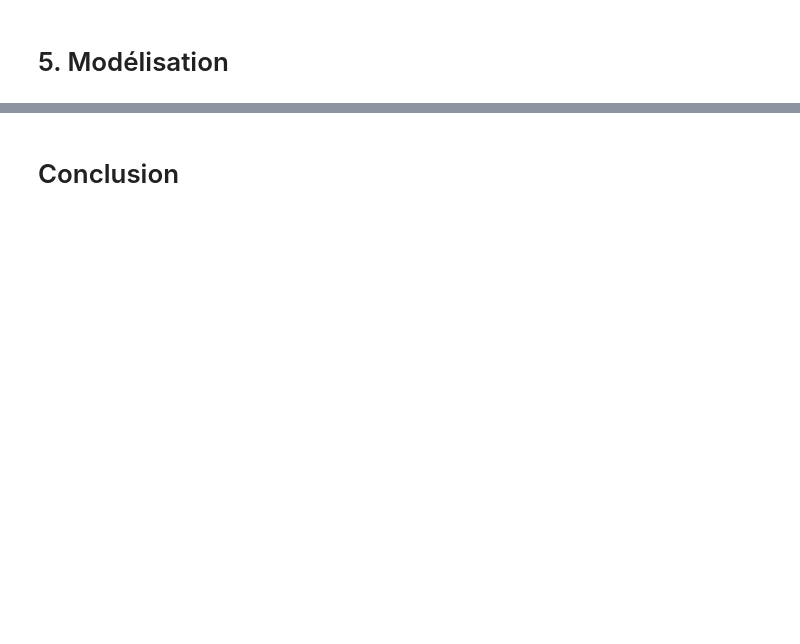
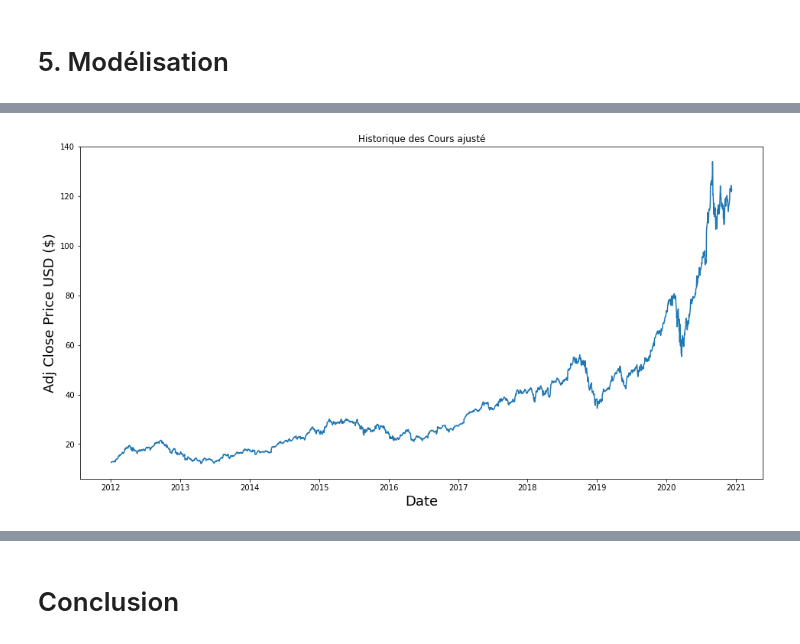
Before and after one commit to lasme-ephrem/pythonproject2a, a Jupyter notebook: notebook_projet_python_lasme_new.ipynb, the cells around one changed output, grey strips where cells are left out. Saved outputs shown, nothing was run; the diff lists cells and outputs as text; code cells hidden in the pictures; blank space fills up the shorter version.

```diff
--- a/notebook_projet_python_lasme_new.ipynb
+++ b/notebook_projet_python_lasme_new.ipynb
@@ -205,2 +174,5 @@ fig.tight_layout()
 # %% [markdown]
 # 5. Modélisation
+# %%
+df = DataReader('AAPL', data_source='yahoo', start='2012-01-01', end=datetime.now())
+df
@@ -206,0 +194,9 @@ fig.tight_layout()
+# %%
+plt.figure(figsize=(16,8))
+plt.title('Historique des Cours ajusté')
+plt.plot(df['Adj Close'])
+plt.xlabel('Date', fontsize=18)
+plt.ylabel('Adj Close Price USD ($)', fontsize=18)
+plt.show()
+# %% [output]
+[figure, added]
```
Also changed, not shown: parts of 32 cells of this notebook.
